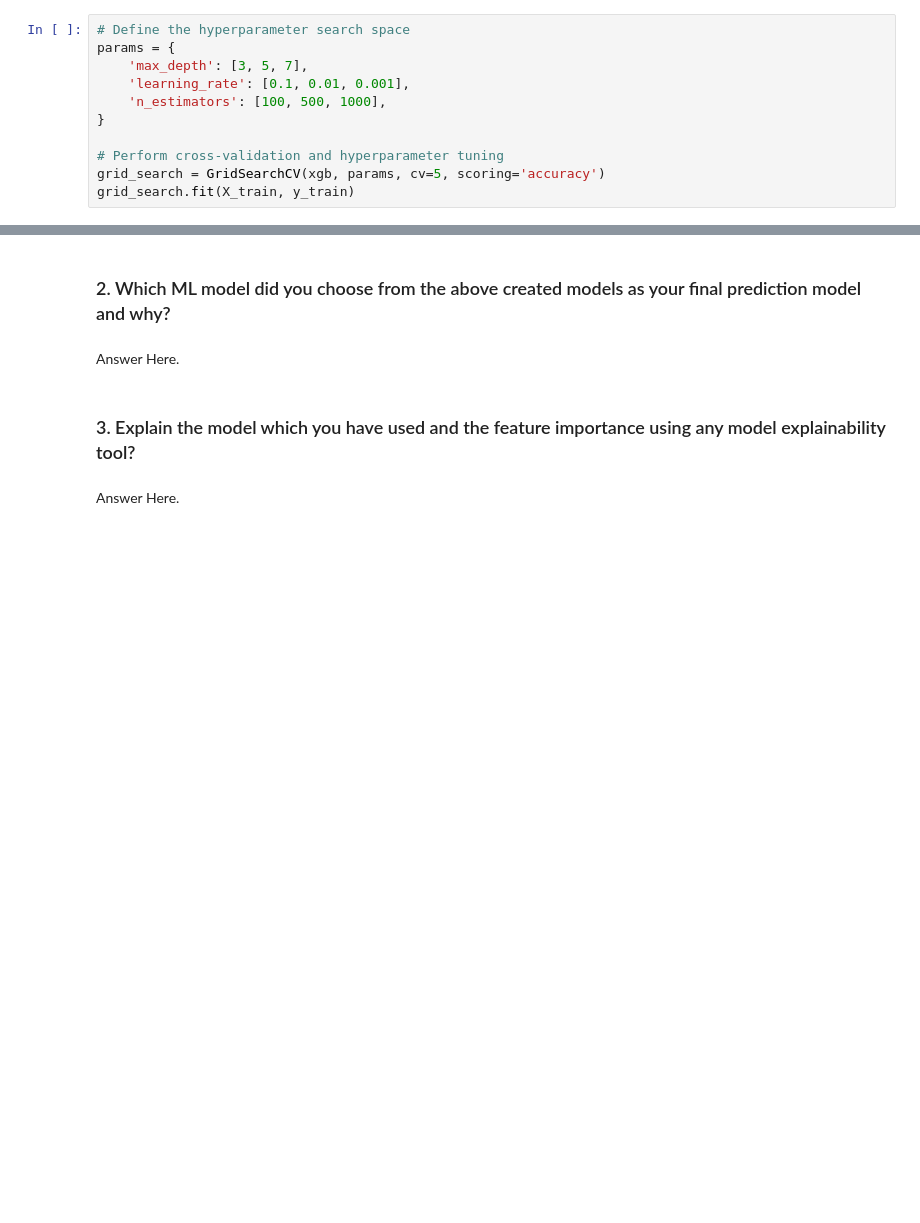
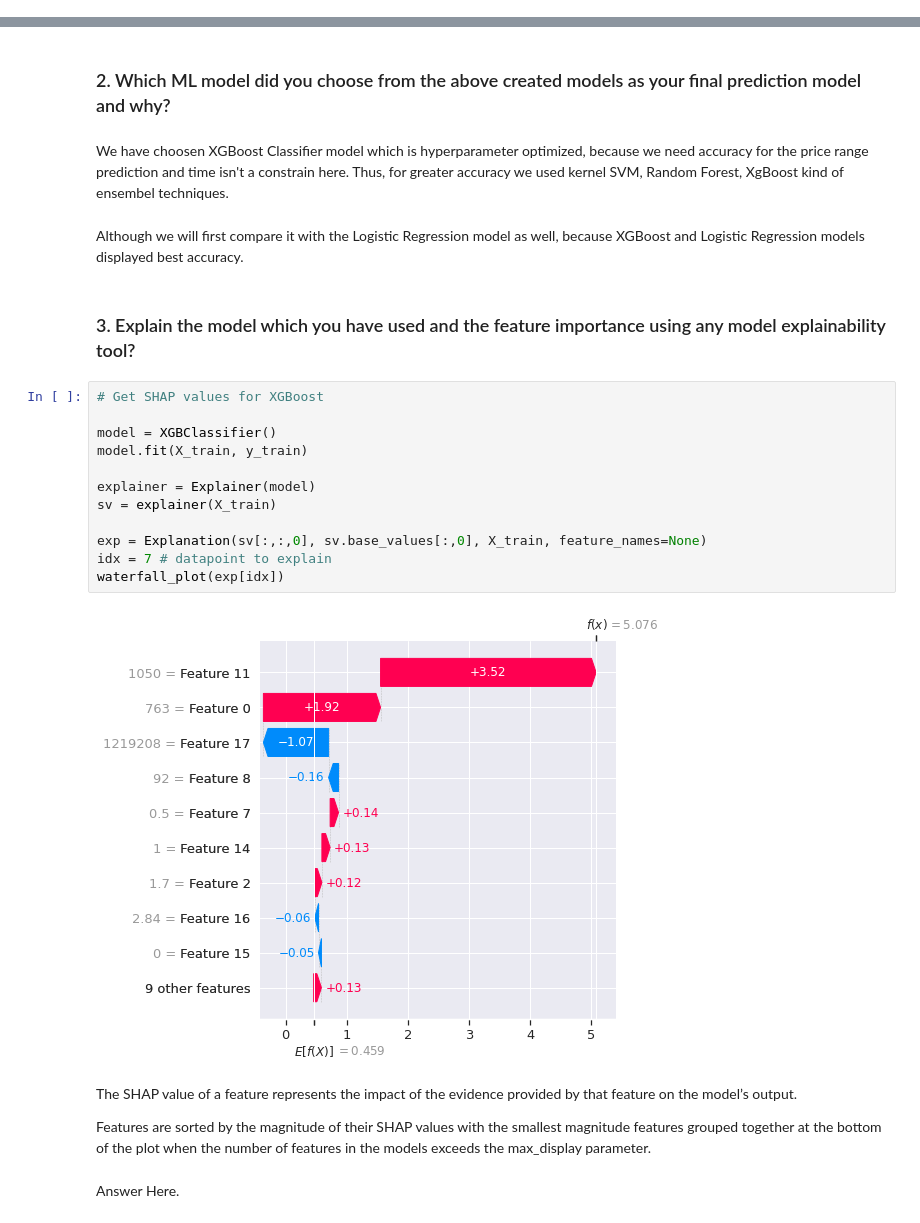
Before and after one commit to rajathAgalkote/MobilePriceRangePrediction_ML_classifier, a Jupyter notebook: Rajathadri_ML_Classifier_MobilePriceRangePrediction.ipynb, the cells around one changed output, grey strips where cells are left out. Drawn from its saved outputs; the diff is of its cells as text; blank space fills up the shorter version.

```diff
--- a/Rajathadri_ML_Classifier_MobilePriceRangePrediction.ipynb
+++ b/Rajathadri_ML_Classifier_MobilePriceRangePrediction.ipynb
@@ -1992,14 +2012,3 @@ On the test dataset, it achieved a high accuracy score of 0.89. The precision, r
 # Fit the Algorithm
 
 # Predict on the model
-# %%
-# Define the hyperparameter search space
-params = {
-    'max_depth': [3, 5, 7],
-    'learning_rate': [0.1, 0.01, 0.001],
-    'n_estimators': [100, 500, 1000],
-}
-
-# Perform cross-validation and hyperparameter tuning
-grid_search = GridSearchCV(xgb, params, cv=5, scoring='accuracy')
-grid_search.fit(X_train, y_train)
@@ -2167,9 +2149,29 @@ Answer Here.
 # %% [markdown]
 ### 2. Which ML model did you choose from the above created models as your final prediction model and why?
-# %% [markdown]
-Answer Here.
+# %% [markdown]
+We have choosen XGBoost Classifier model which is hyperparameter optimized, because we need accuracy for the price range prediction and time isn't a constrain here. Thus, for greater accuracy we used kernel SVM, Random Forest, XgBoost kind of ensembel techniques.
+# %% [markdown]
+Although we will first compare it with the Logistic Regression model as well, because XGBoost and Logistic Regression models displayed best accuracy.
 # %% [markdown]
 ### 3. Explain the model which you have used and the feature importance using any model explainability tool?
+# %%
+# Get SHAP values for XGBoost
+
+model = XGBClassifier()
+model.fit(X_train, y_train)
+
+explainer = Explainer(model)
+sv = explainer(X_train)
+
+exp = Explanation(sv[:,:,0], sv.base_values[:,0], X_train, feature_names=None)
+idx = 7 # datapoint to explain
+waterfall_plot(exp[idx])
+# %% [output]
+[figure, added]
+# %% [markdown]
+The SHAP value of a feature represents the impact of the evidence provided by that feature on the model’s output.
+
+Features are sorted by the magnitude of their SHAP values with the smallest magnitude features grouped together at the bottom of the plot when the number of features in the models exceeds the max_display parameter.
 # %% [markdown]
 Answer Here.
 # %% [markdown]
```
Also changed, not shown: parts of 46 cells of this notebook.
